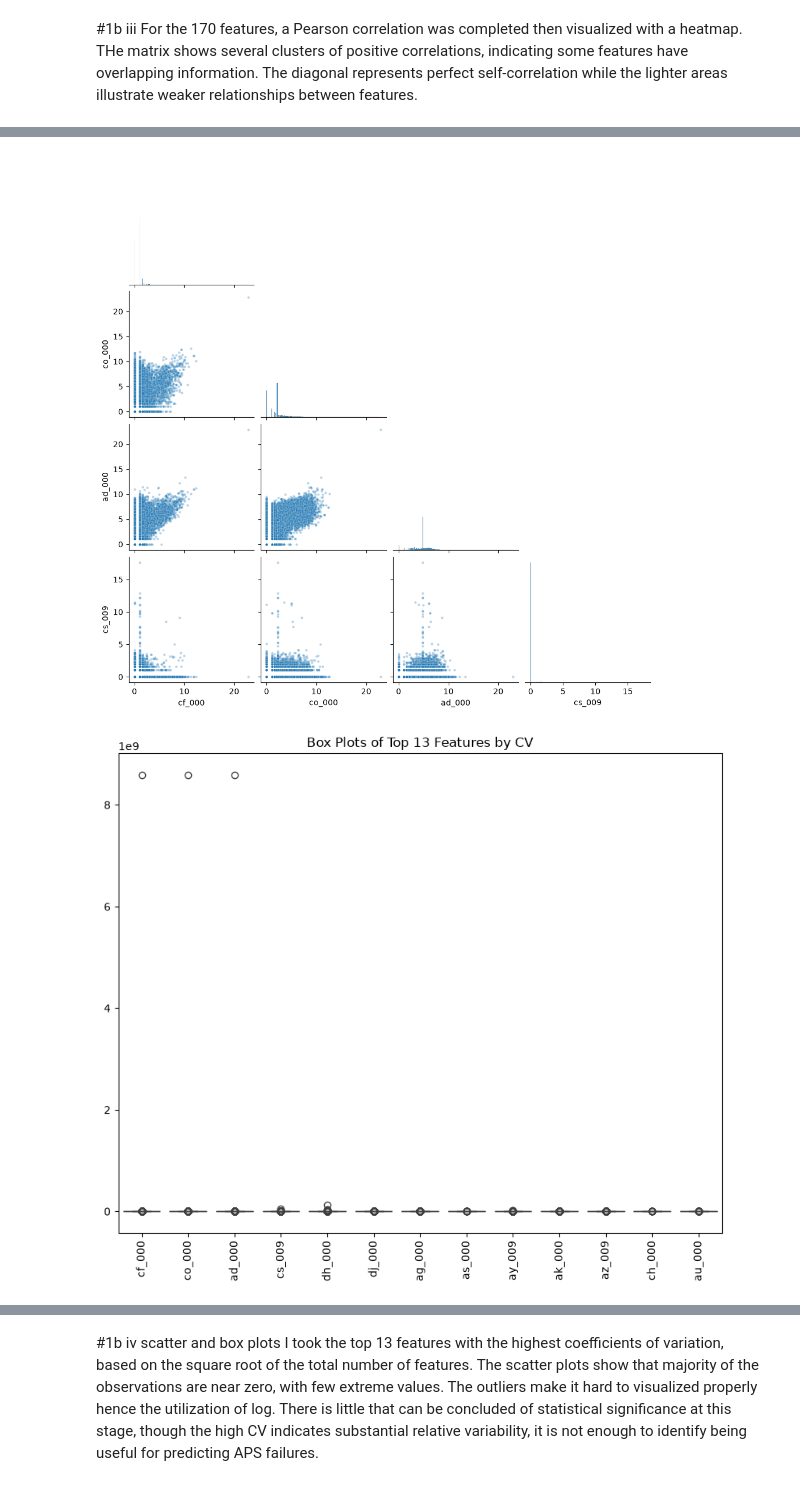
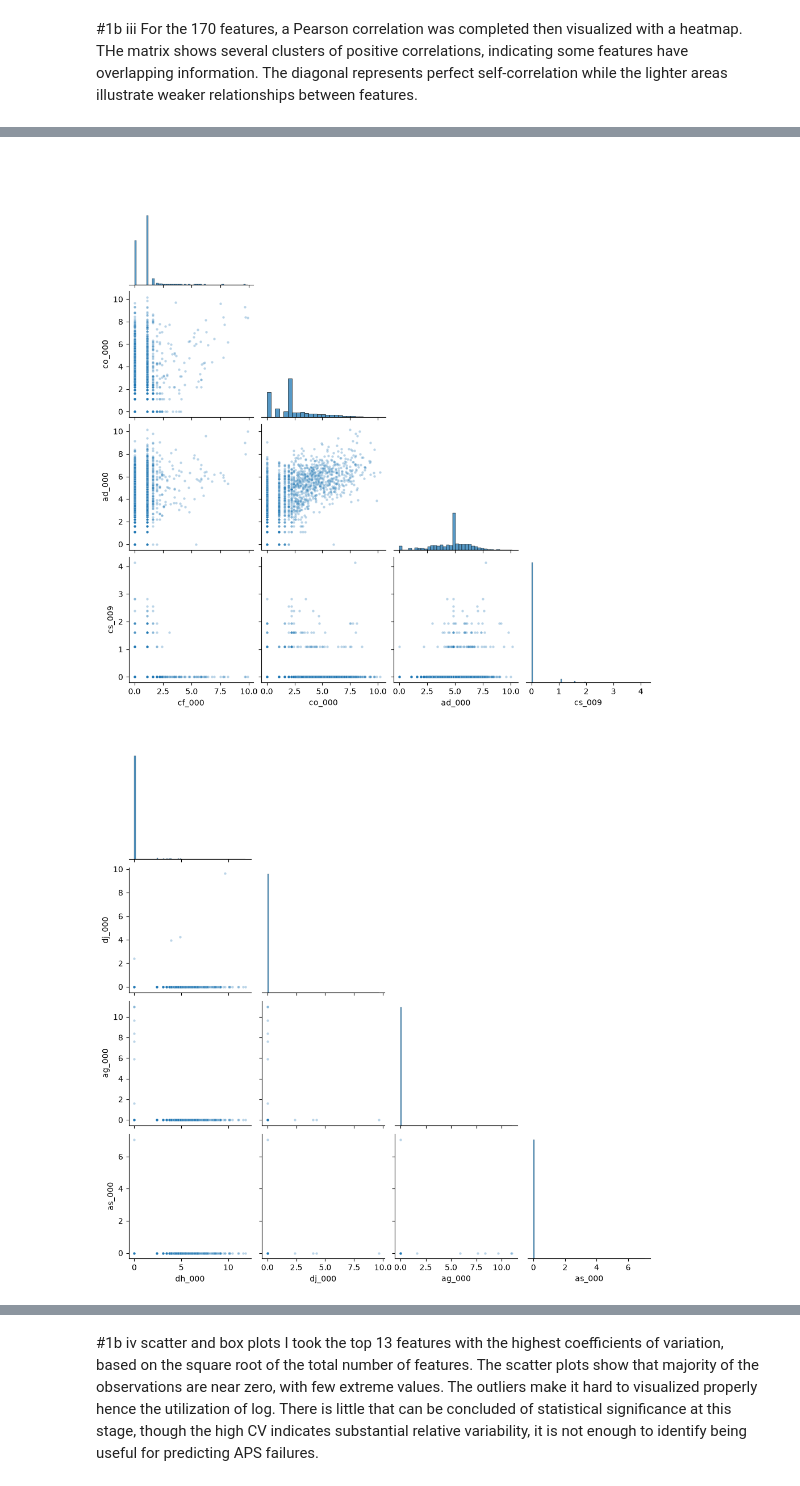
Before and after one commit to lsjang-svg/DSCI552_HW6, a Jupyter notebook: HW6.ipynb, the cells around one changed output, grey strips where cells are left out. Cells and saved outputs as stored; diff of their text form; code cells hidden in the pictures.

```diff
--- a/HW6.ipynb
+++ b/HW6.ipynb
@@ -133,67 +133,64 @@ Common methods for handling missing values included mean, mode, median, KNN, and
 For the 170 features, a Pearson correlation was completed then visualized with a heatmap. THe matrix shows several clusters of positive correlations, indicating some features have overlapping information. The diagonal represents perfect self-correlation while the lighter areas illustrate weaker relationships between features.
 # %%
 #1b iv
-# highest CV features
-top_features = cv.replace([np.inf, -np.inf], np.nan).dropna().nlargest(13)
+cv_features = X_train.std() / X_train.mean()
+top_features = cv_features.replace([np.inf, -np.inf], np.nan).dropna().nlargest(13)
 print(top_features)
 
-#naming top features
+#naming features
 top_13 = top_features.index.tolist()
 
-#for i in range(0, len(top_13), 4):
-    # selected = top_13[i:i+4]
-
-    # sns.pairplot(
-    #     X_train[selected],
-    #     corner=True,
-    #     plot_kws={"alpha": 0.3, "s": 10}
-    # )
-   # plt.show()
-
-
-# Log-transform version for better visualization
+# log-transform for better visualization
 X_log = np.log1p(X_train[top_13].clip(lower=0))
 
-# Plot the first four features
-sns.pairplot(
-    X_log[top_13[:4]],
-    corner=True,
-    plot_kws={"alpha": 0.3, "s": 10}
-)
-plt.show()
+# Sample observations to reduce plotting time
+X_sample = X_log.sample(n=2000, random_state=42)
 
+# Scatterplot matrices for all 13 selected features
+for i in range(0, len(top_13), 4):
+    selected = top_13[i:i+4]
+
+    if len(selected) == 1:
+        selected = [top_13[0], selected[0]]
+
+    sns.pairplot(
+        X_sample[selected],
+        corner=True,
+        plot_kws={"alpha": 0.3, "s": 10}
+    )
+
+    plt.show()
 
 
 # Box plots of the 13 selected features
 plt.figure(figsize=(10, 8))
 sns.boxplot(data=X_train[top_13])
 plt.xticks(rotation=90)
 plt.title("Box Plots of Top 13 Features by CV")
 plt.show()
 
 
-
 plt.figure(figsize=(10, 6))
 sns.boxplot(data=X_train[top_13])
 plt.yscale("symlog")
 plt.xticks(rotation=90)
 plt.title("Box Plots of Top 13 Features (Symmetric Log Scale)")
 plt.ylabel("Feature Values (Symmetric Log Scale)")
 plt.show()
 # %% [output]
 cf_000    244.887517
 co_000    244.507385
 ad_000    244.322816
 cs_009    237.930554
 dh_000    123.216097
 dj_000    117.494225
 ag_000     92.917755
 as_000     87.332500
 ay_009     84.733735
 ak_000     80.424975
 az_009     77.838544
 ch_000     77.453857
 au_000     68.882751
 dtype: float64
-[figure, old version]
+[figure, new version]
-[figure, old version]
+[figure, new version]
```
Also changed, not shown: parts of 6 cells of this notebook.
